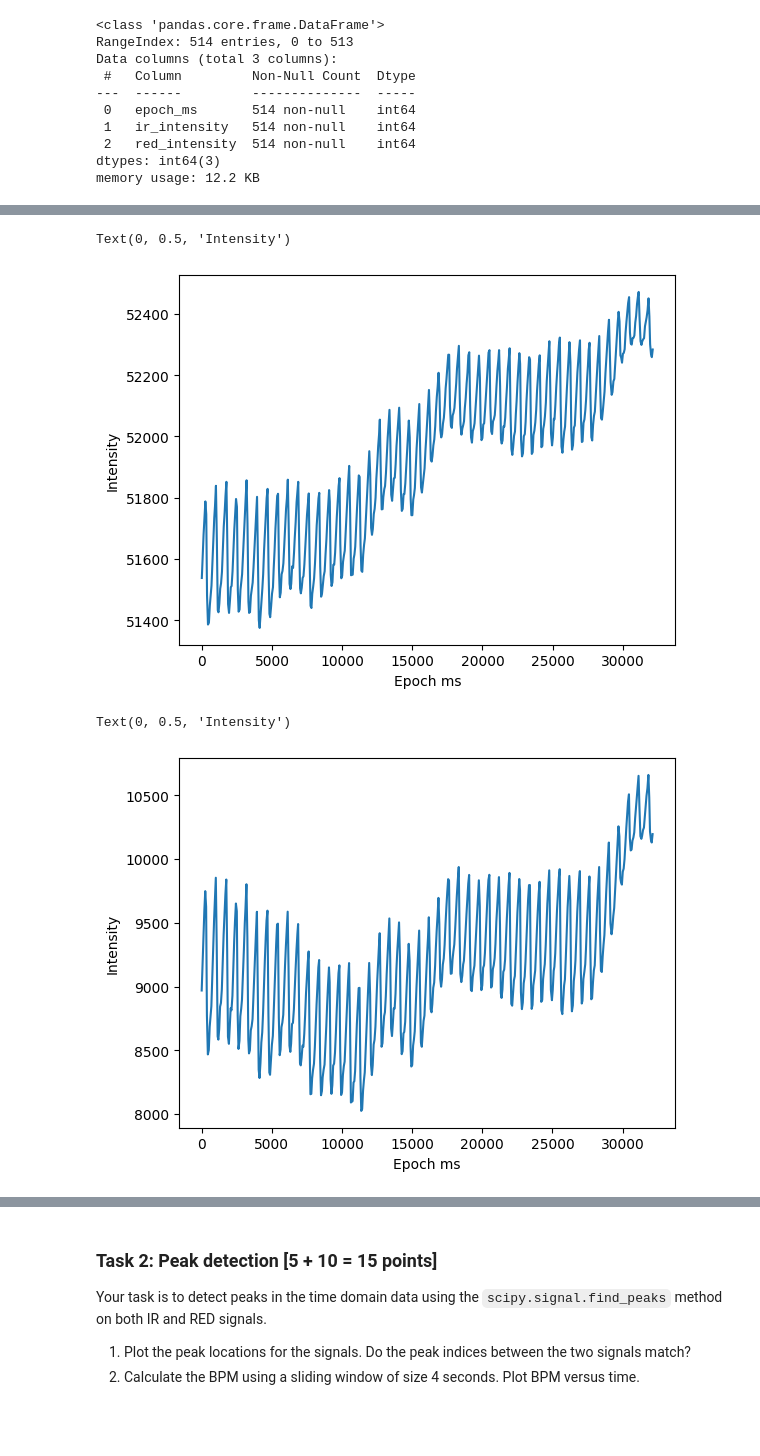
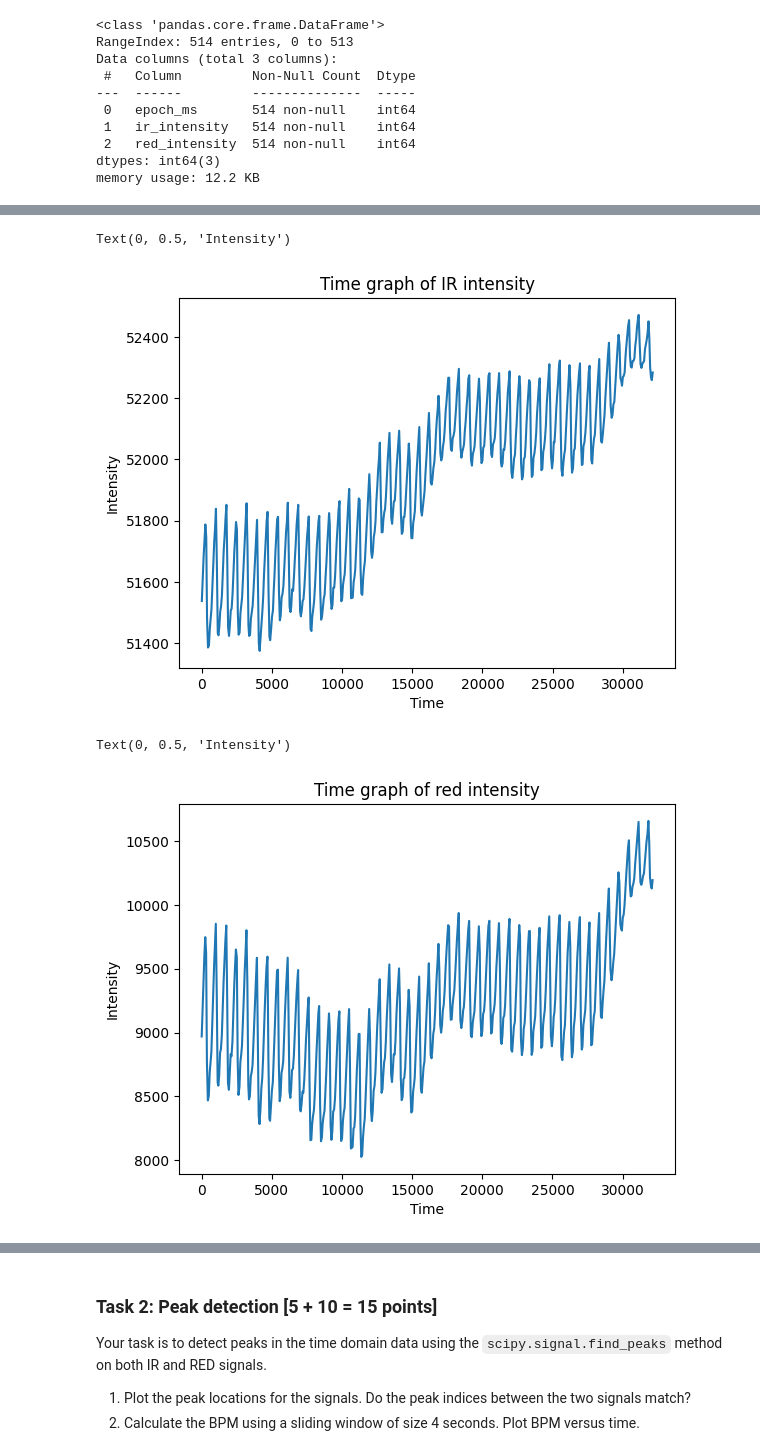
Before and after one commit to siddhanthramani/iitm_sensing_systems_for_iot, a Jupyter notebook: Homework 2/CS23Z007_CS6650H23/homework_2.ipynb, the cells around one changed output, grey strips where cells are left out. Saved outputs shown, nothing was run; the diff lists cells and outputs as text; code cells hidden in the pictures; blank space fills up the shorter version.

```diff
--- a/Homework 2/CS23Z007_CS6650H23/homework_2.ipynb
+++ b/Homework 2/CS23Z007_CS6650H23/homework_2.ipynb
@@ -103,18 +80,20 @@ df.describe()
 # %%
 # Plotting IR signals
 plt.plot(df["epoch_ms"], df["ir_intensity"])
-plt.xlabel("Epoch ms")
+plt.title("Time graph of IR intensity")
+plt.xlabel("Time")
 plt.ylabel("Intensity")
 # %% [output]
 Text(0, 0.5, 'Intensity')
-[figure, old version]
+[figure, new version]
 # %%
 # Plotting red signals
 plt.plot(df["epoch_ms"], df["red_intensity"])
-plt.xlabel("Epoch ms")
+plt.title("Time graph of red intensity")
+plt.xlabel("Time")
 plt.ylabel("Intensity")
 # %% [output]
 Text(0, 0.5, 'Intensity')
-[figure, old version]
+[figure, new version]
 # %%
 # Checking if sample rate is constant - it is not
```
Also changed, not shown: parts of 52 cells of this notebook, 23 other files.
